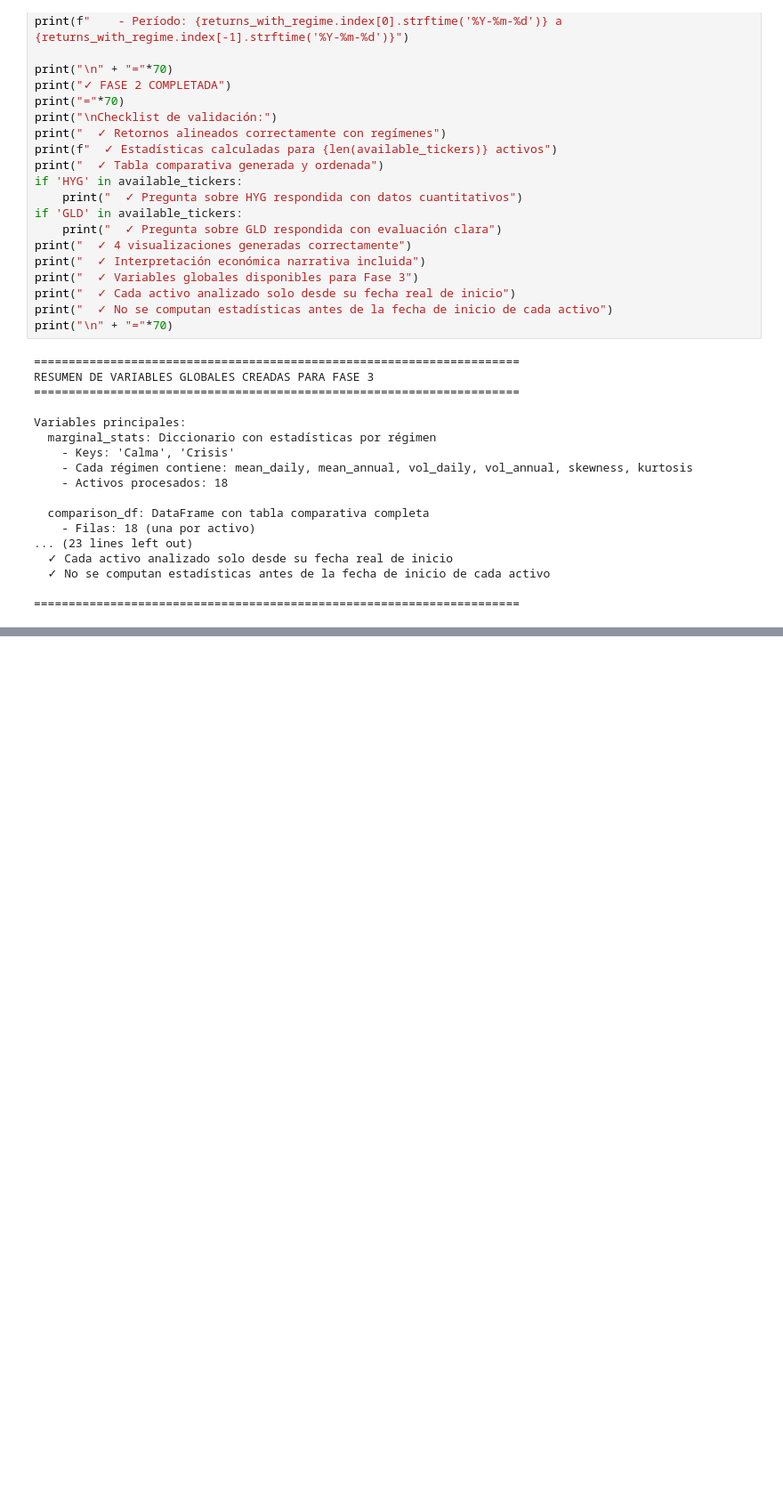
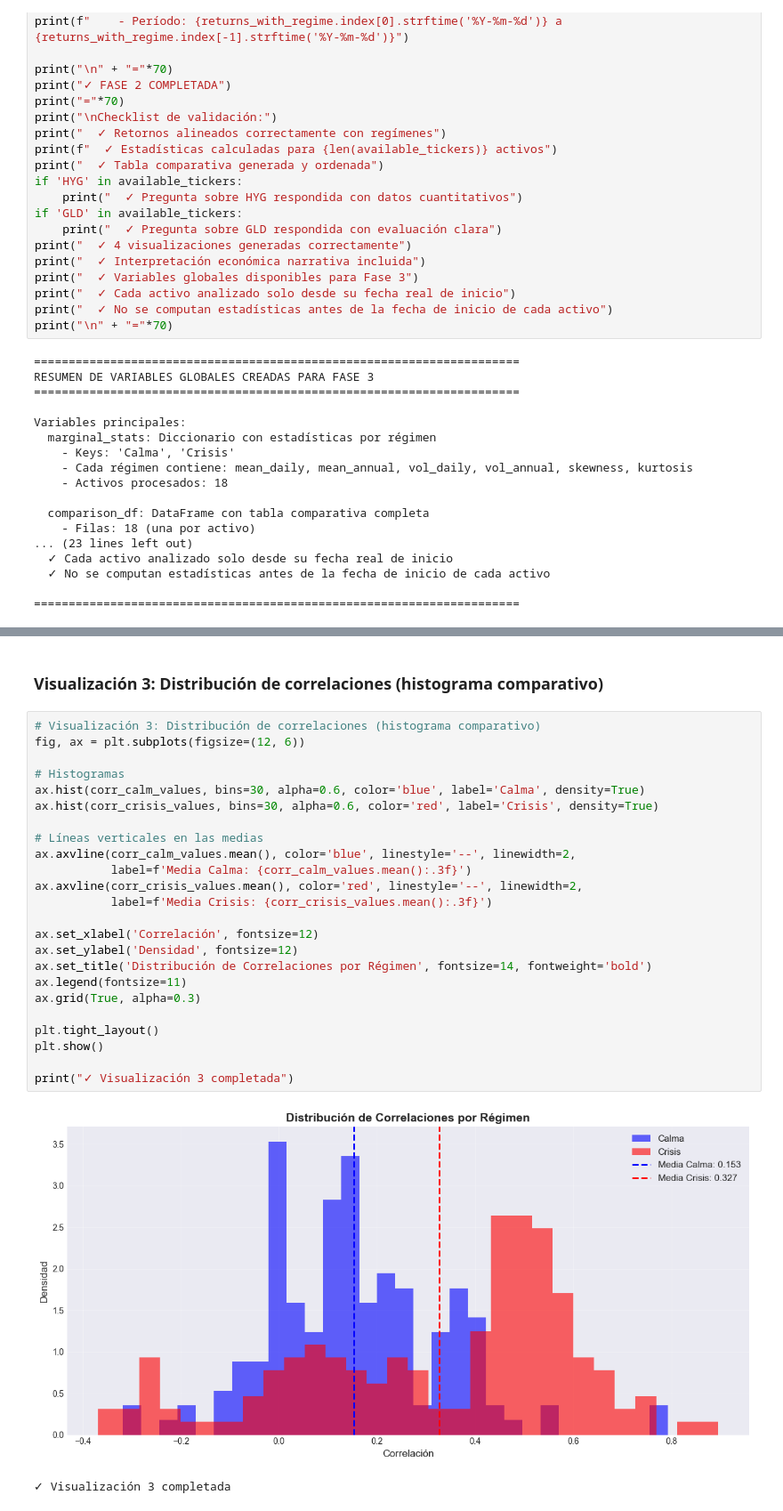
Before and after one commit to Romequinco/TAREA_GESTION_RIESGO, a Jupyter notebook: Tarea_riesgos.ipynb, the cells around one changed output, grey strips where cells are left out. Shown at 89% size. Drawn from its saved outputs; the diff is of its cells as text; blank space fills up the shorter version.

```diff
--- a/Tarea_riesgos.ipynb
+++ b/Tarea_riesgos.ipynb
@@ -2743,0 +3214,29 @@ Variables principales:
+# %% [markdown]
+### Visualización 3: Distribución de correlaciones (histograma comparativo)
+# %%
+# Visualización 3: Distribución de correlaciones (histograma comparativo)
+fig, ax = plt.subplots(figsize=(12, 6))
+
+# Histogramas
+ax.hist(corr_calm_values, bins=30, alpha=0.6, color='blue', label='Calma', density=True)
+ax.hist(corr_crisis_values, bins=30, alpha=0.6, color='red', label='Crisis', density=True)
+
+# Líneas verticales en las medias
+ax.axvline(corr_calm_values.mean(), color='blue', linestyle='--', linewidth=2,
+           label=f'Media Calma: {corr_calm_values.mean():.3f}')
+ax.axvline(corr_crisis_values.mean(), color='red', linestyle='--', linewidth=2,
+           label=f'Media Crisis: {corr_crisis_values.mean():.3f}')
+
+ax.set_xlabel('Correlación', fontsize=12)
+ax.set_ylabel('Densidad', fontsize=12)
+ax.set_title('Distribución de Correlaciones por Régimen', fontsize=14, fontweight='bold')
+ax.legend(fontsize=11)
+ax.grid(True, alpha=0.3)
+
+plt.tight_layout()
+plt.show()
+
+print("✓ Visualización 3 completada")
+# %% [output]
+[figure, added]
+✓ Visualización 3 completada
```
Also changed, not shown: parts of 37 cells of this notebook, 1 other file.
